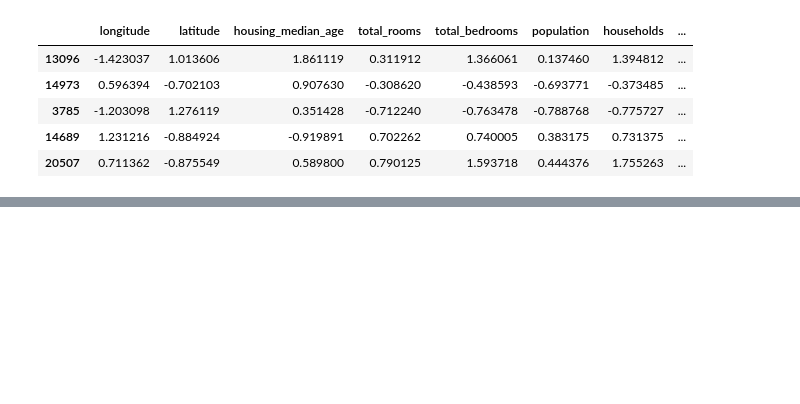
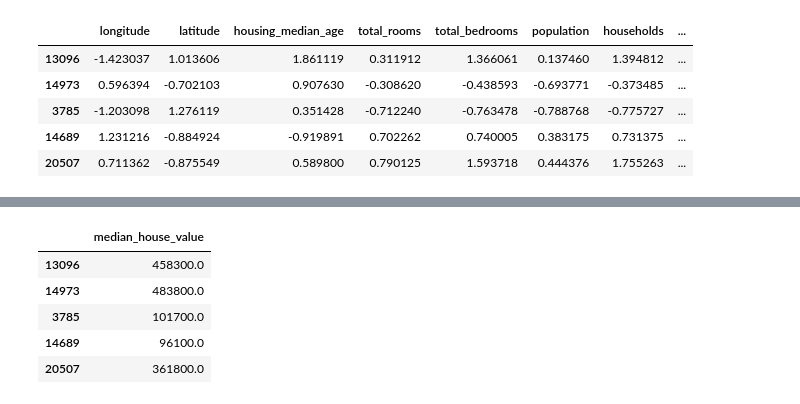
Before and after one commit to ezequielpf/california_house_pricing, a Jupyter notebook: Housing.ipynb, the cells around one changed output, grey strips where cells are left out. Cells and saved outputs as stored; diff of their text form; code cells hidden in the pictures; blank space fills up the shorter version.

```diff
--- a/Housing.ipynb
+++ b/Housing.ipynb
@@ -501,0 +544,6 @@ housing_prepared.head()
+# %%
+# Criando datasets com as features e os valores-alvo
+X_train = train_set.drop('median_house_value', axis=1)
+y_train = train_set[['median_house_value']].copy()
+X_validation = validation_set.drop('median_house_value', axis=1)
+y_validation = validation_set[['median_house_value']].copy()
@@ -501,0 +558,7 @@ housing_prepared.head()
+# %%
+# Testando em algumas instâncias
+some_data = X_validation.iloc[:5]
+some_labels = y_validation.iloc[:5]
+
+# Fazendo as transformações de algumas instâncias
+some_data_prepared = pd.DataFrame(full_pipeline.transform(some_data), columns=col_names, index=some_data.index)
@@ -501,0 +573,9 @@ housing_prepared.head()
+# %%
+some_labels
+# %% [output]
+|  | median_house_value |
+| 13096 | 458300.0 |
+| 14973 | 483800.0 |
+| 3785 | 101700.0 |
+| 14689 | 96100.0 |
+| 20507 | 361800.0 |
```
Also changed, not shown: parts of 42 cells of this notebook.
